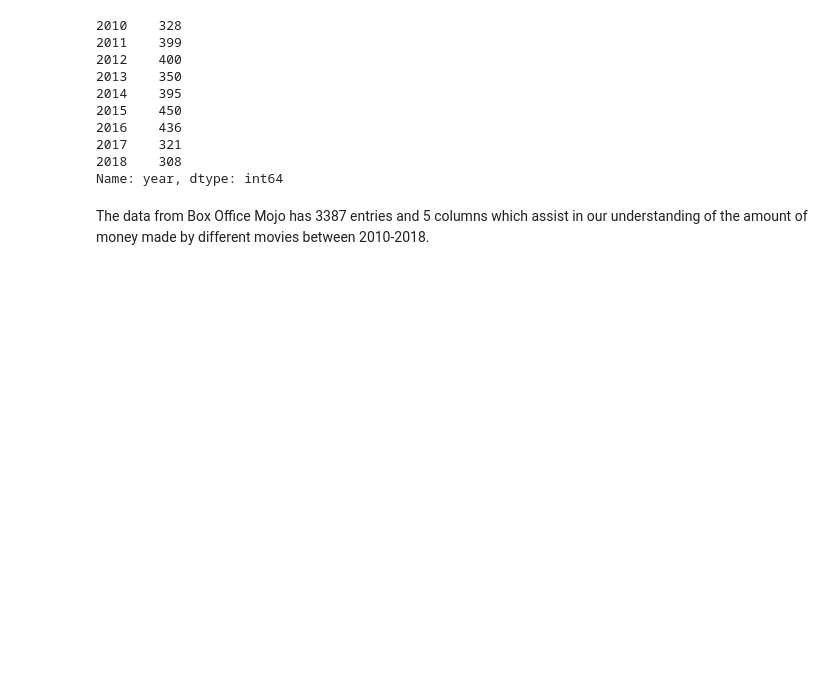
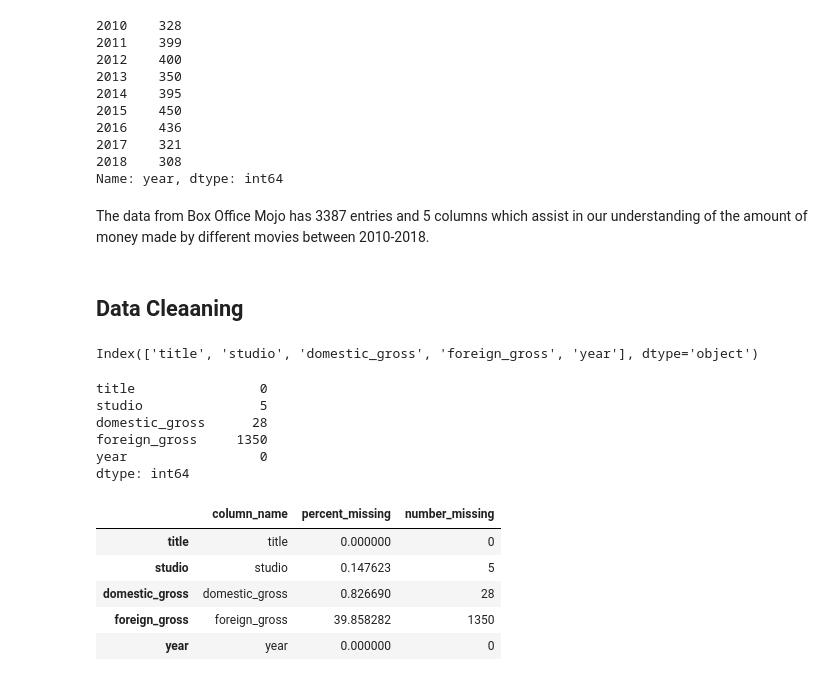
Before and after one commit to Arnoldchovu/dsc-phase-1-project-v2-4, a Jupyter notebook: student.ipynb, the cells around one changed output. Saved outputs shown, nothing was run; the diff lists cells and outputs as text; code cells hidden in the pictures; blank space fills up the shorter version.

```diff
--- a/student.ipynb
+++ b/student.ipynb
@@ -154,3 +154,40 @@ df_bom['year'].value_counts().sort_index()
 Name: year, dtype: int64
 # %% [markdown]
 The data from Box Office Mojo has 3387 entries and 5 columns which assist in our understanding of the amount of money made by different movies between 2010-2018.
+# %% [markdown]
+## Data Cleaaning
+# %%
+# Check if the headers are formatted properly
+df_bom.columns
+# %% [output]
+Index(['title', 'studio', 'domestic_gross', 'foreign_gross', 'year'], dtype='object')
+# %%
+# Check for null values in the Box Office Mojo dataset
+df_bom.isnull().sum()
+# print(df_bom.info())
+# %% [output]
+title                0
+studio               5
+domestic_gross      28
+foreign_gross     1350
+year                 0
+dtype: int64
+# %%
+# Check for the percentage of missing values
+# Create a function for calculating the percentage of missing values
+def percentage_missing_values(data):
+    percent_missing = data.isnull().sum() * 100 / len(data)
+    missing_value_df = pd.DataFrame({'column_name': data.columns,
+                                 'percent_missing': percent_missing,
+                                 'number_missing': data.isnull().sum()})
+    return missing_value_df
+# %%
+# Pass the function through the BOM data
+percentage_missing_values(df_bom)
+# %% [output]
+|  | column_name | percent_missing | number_missing |
+| title | title | 0.000000 | 0 |
+| studio | studio | 0.147623 | 5 |
+| domestic_gross | domestic_gross | 0.826690 | 28 |
+| foreign_gross | foreign_gross | 39.858282 | 1350 |
+| year | year | 0.000000 | 0 |
```
Also changed, not shown: parts of 15 cells of this notebook.
